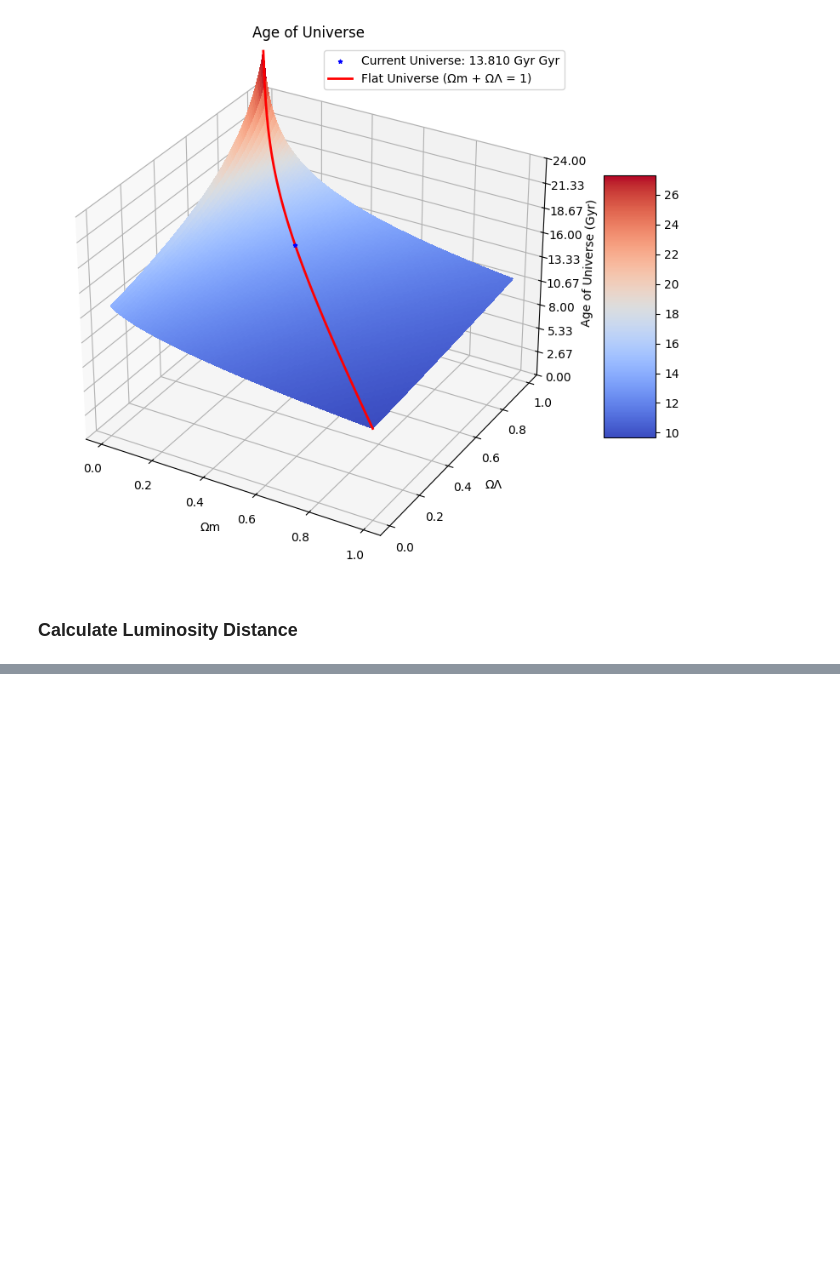
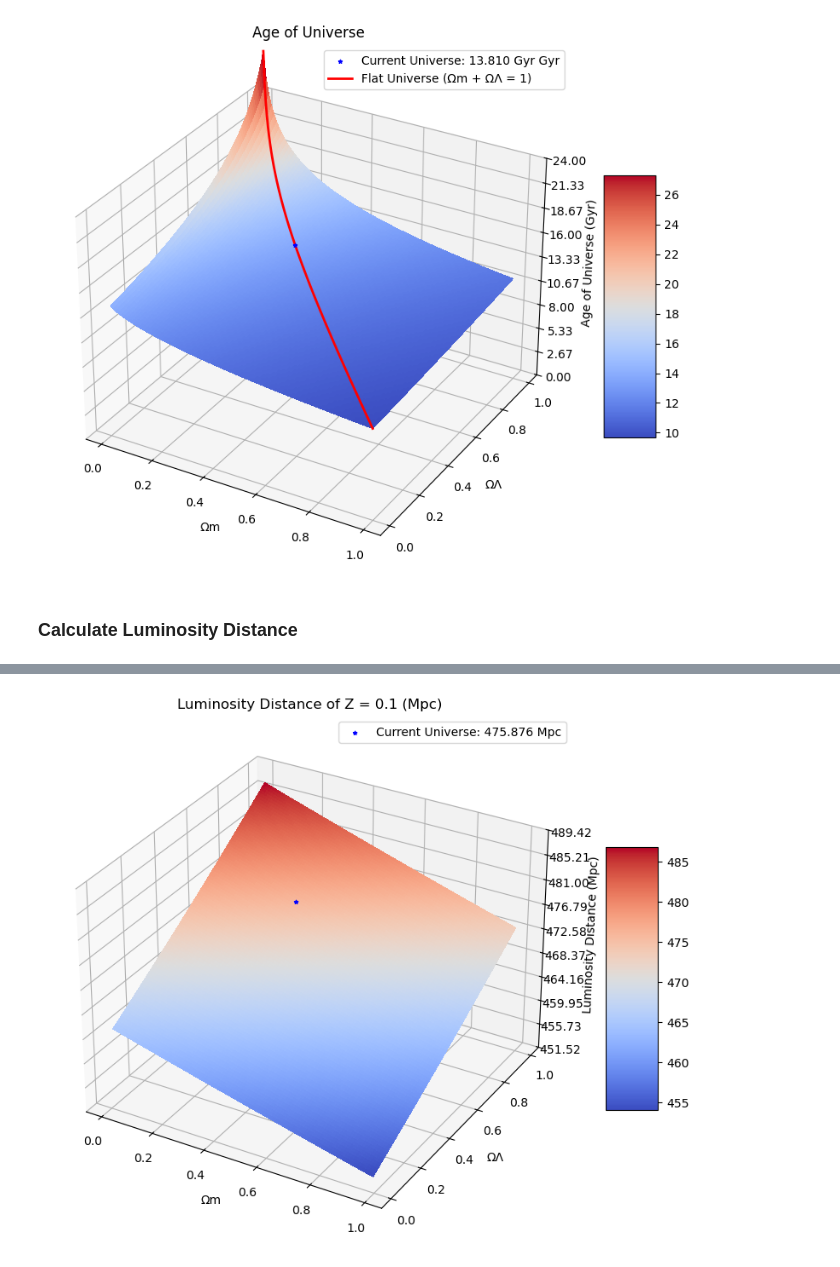
Before and after one commit to john1256/KASI_Ms, a Jupyter notebook: 2025/cosmo.ipynb, the cells around one changed output, grey strips where cells are left out. Cells and saved outputs as stored; diff of their text form; code cells hidden in the pictures; blank space fills up the shorter version.

```diff
--- a/2025/cosmo.ipynb
+++ b/2025/cosmo.ipynb
@@ -117,0 +125,7 @@ ValueError: The truth value of an array with more than one element is ambiguous.
+# %%
+
+Omegamcur = cosmo.Om0
+Omegalambcur = 1-Omegamcur
+d = Properdist(0.1,np.array([Omegamcur]),np.array([Omegalambcur]))
+Ld = Lumdist(0.1,d)
+print(f'Luminosity Distance: {Ld[0]:.3f} Mpc')
@@ -117,0 +134,9 @@ ValueError: The truth value of an array with more than one element is ambiguous.
+# %%
+OmegamArr = np.arange(1,100)/100
+OmegalambArr = np.arange(1,100)/100
+
+FlatOmegalambArr = 1-OmegamArr
+OmegamX, OmegalambY = np.meshgrid(OmegamArr, OmegalambArr)
+# %%
+comovingdistarr = Properdist(0.1,OmegamX,OmegalambY)
+lumdistarr = Lumdist(0.1,comovingdistarr)
@@ -117,0 +157,25 @@ ValueError: The truth value of an array with more than one element is ambiguous.
+# %%
+plt.figure(figsize=(10, 8))
+ax = plt.axes(projection='3d',computed_zorder=False)
+ax.scatter(Omegamcur, Omegalambcur, Ld, c='blue', s=10, marker='*', label=f'Current Universe: {Ld[0]:.3f} Mpc',zorder=3, depthshade=False)
+surf = ax.plot_surface(OmegamX, OmegalambY, lumdistarr,
+                      rstride=1, cstride=1,
+                      cmap=cm.coolwarm,
+                      linewidth=0,
+                      antialiased=False, alpha=1)  # alpha 값을 더 낮춰서 투명도 증가
+#ax.plot3D(OmegamArr, FlatOmegalambArr, FlatAgeArr, 'red', linewidth=2, label='Flat Universe (Ωm + ΩΛ = 1)', zorder=2)
+
+
+ax.set_xlabel('Ωm')
+ax.set_ylabel('ΩΛ')
+ax.set_zlabel('Luminosity Distance (Mpc)')
+#ax.set_zlim(0, 24)
+ax.zaxis.set_major_locator(LinearLocator(10))
+ax.zaxis.set_major_formatter(FormatStrFormatter('%.02f'))
+
+plt.legend()
+plt.colorbar(surf, shrink=0.5, aspect=5)
+plt.title('Luminosity Distance of Z = 0.1 (Mpc)')
+plt.show()
+# %% [output]
+[figure, added]
```
Also changed, not shown: parts of 4 cells of this notebook, 1 other file.
